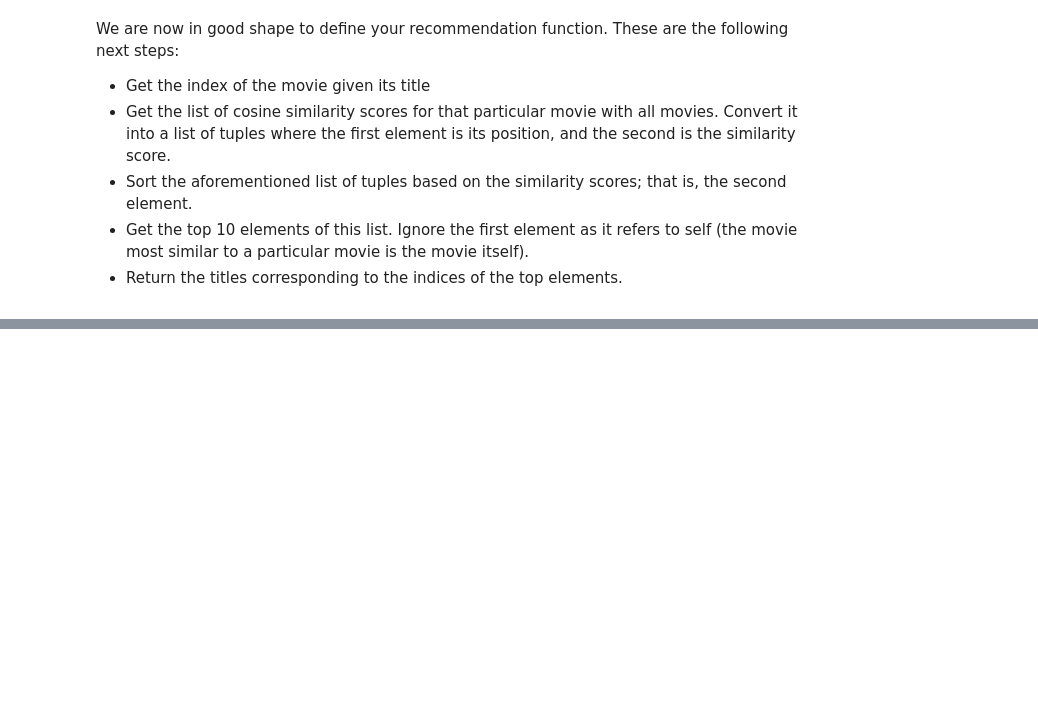
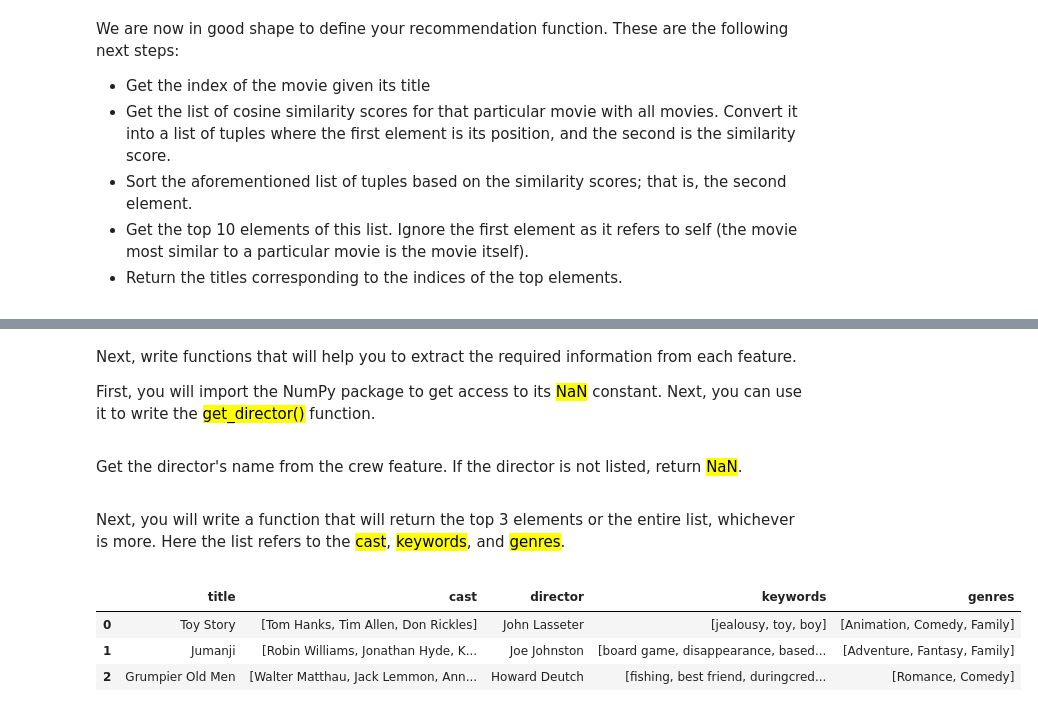
Before and after one commit to Khang-CS/MovieRecommenderSystem, a Jupyter notebook: note.ipynb, the cells around one changed output, grey strips where cells are left out. Cells and saved outputs as stored; diff of their text form; code cells hidden in the pictures; blank space fills up the shorter version.

```diff
--- a/note.ipynb
+++ b/note.ipynb
@@ -314,0 +412,7 @@ def get_recommendations (title, cosine_sim=cosine_sim):
+# %%
+# Parse the stringified features into their corresponding python objects
+
+from ast import literal_eval
+features = ['cast','crew','keywords','genres']
+for feature in features:
+    metadata[feature] = metadata[feature].apply(literal_eval)
@@ -314,0 +442,9 @@ def get_recommendations (title, cosine_sim=cosine_sim):
+# %% [markdown]
+<div>
+    <p>
+        Next, write functions that will help you to extract the required information from each feature.
+    </p>
+    <p>
+        First, you will import the NumPy package to get access to its <mark>NaN</mark> constant. Next, you can use it to write the <mark>get_director()</mark> function.
+    </p>
+</div>
@@ -314,0 +454,44 @@ def get_recommendations (title, cosine_sim=cosine_sim):
+# %% [markdown]
+<div>
+    <p>
+        Get the director's name from the crew feature. If the director is not listed, return <mark>NaN</mark>.
+    </p>
+</div>
+# %%
+def get_director(x):
+    for i in x:
+        if i['job'] == 'Director':
+            return i['name']
+    return np.nan
+# %% [markdown]
+<div>
+    <p>
+        Next, you will write a function that will return the top 3 elements or the entire list, whichever is more. Here the list refers to the <mark>cast</mark>, <mark>keywords</mark>, and <mark>genres</mark>.
+    </p>
+</div>
+# %%
+def get_list(x):
+    if isinstance(x, list):
+        names = [i['name'] for i in x]
+        # Check if more than 3 elements exist. If yes, return only first three, else return the entire list
+        if len(names) >3:
+            names = names[:3]
+        return names
+
+    # Return empty list in case of missing/malformed data
+    return []
+# %%
+# Define new director, cast, genres and keywords features that are in a suitable form
+metadata['director'] = metadata['crew'].apply(get_director)
+
+features = ['cast','keywords','genres']
+for feature in features:
+    metadata[feature] = metadata[feature].apply(get_list)
+# %%
+# Print the new features of the first 3 films
+metadata[['title', 'cast', 'director', 'keywords', 'genres']].head(3)
+# %% [output]
+|  | title | cast | director | keywords | genres |
+| 0 | Toy Story | [Tom Hanks, Tim Allen, Don Rickles] | John Lasseter | [jealousy, toy, boy] | [Animation, Comedy, Family] |
+| 1 | Jumanji | [Robin Williams, Jonathan Hyde, K... | Joe Johnston | [board game, disappearance, based... | [Adventure, Fantasy, Family] |
+| 2 | Grumpier Old Men | [Walter Matthau, Jack Lemmon, Ann... | Howard Deutch | [fishing, best friend, duringcred... | [Romance, Comedy] |
```
Also changed, not shown: parts of 40 cells of this notebook.
